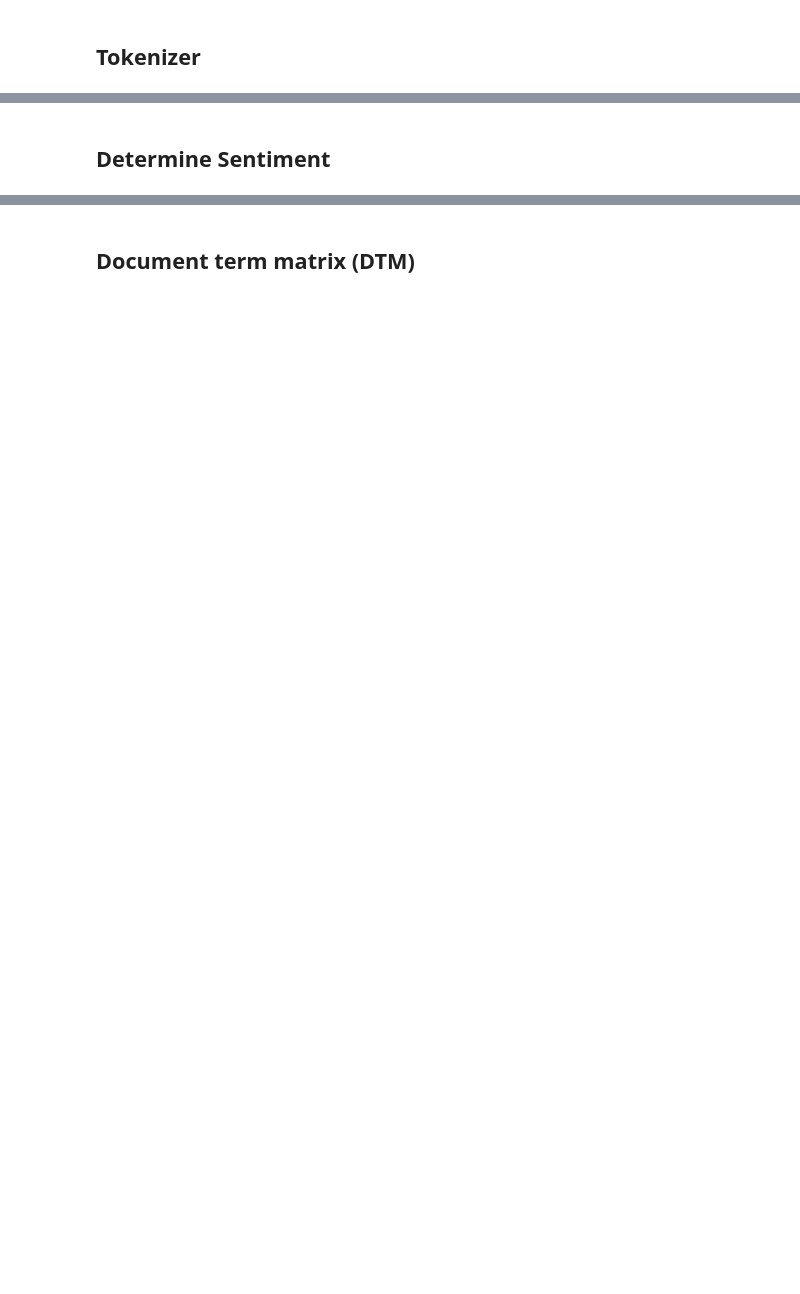
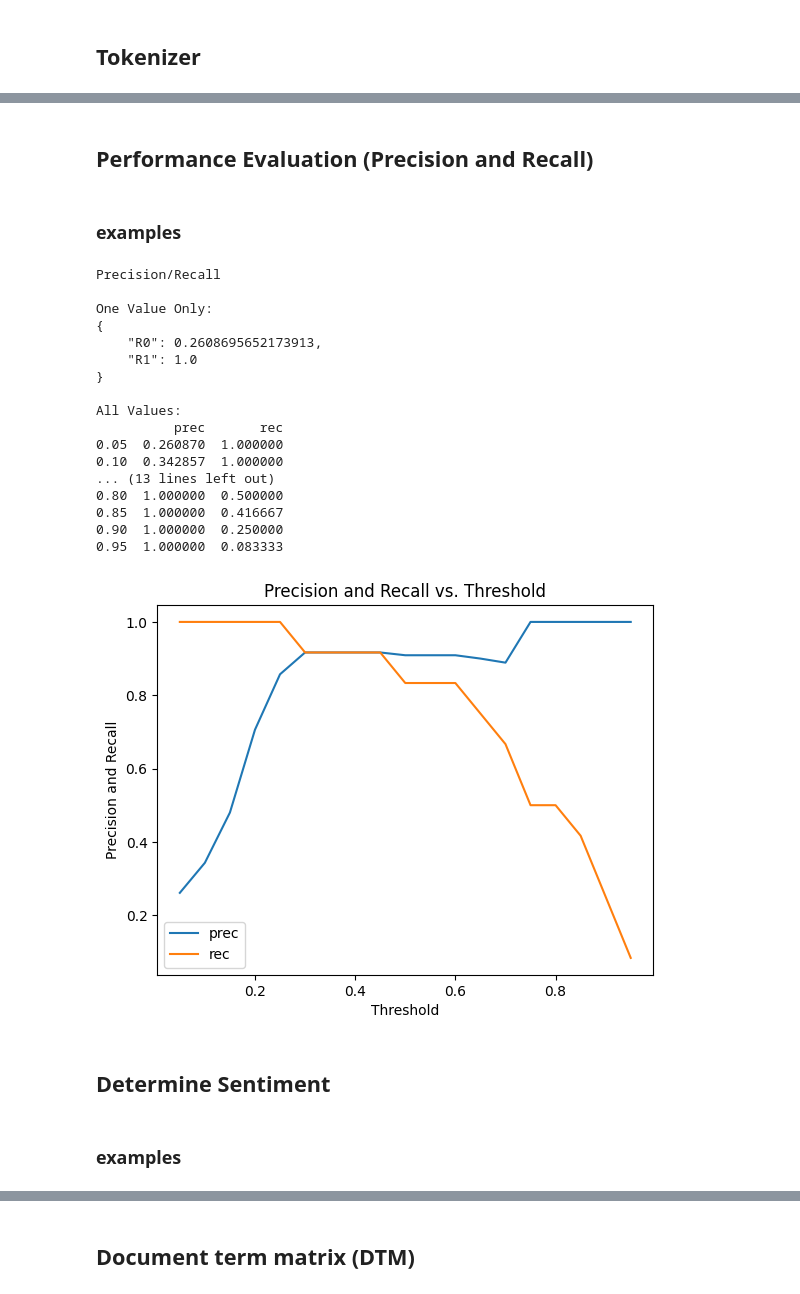
Before and after one commit to cmcalder55/pre-processing, a Jupyter notebook: text-processing/text_processing.ipynb, the cells around one changed output, grey strips where cells are left out. Cells and saved outputs as stored; diff of their text form; code cells hidden in the pictures; blank space fills up the shorter version.

```diff
--- a/text-processing/text_processing.ipynb
+++ b/text-processing/text_processing.ipynb
@@ -281,0 +230,2 @@ What happens if a parking ticket is lost / destroyed before the owner is aware o
+# %% [markdown]
+## Performance Evaluation (Precision and Recall)
@@ -282,3 +304,60 @@ What happens if a parking ticket is lost / destroyed before the owner is aware o
+# %% [markdown]
+### examples
+# %%
+
+prob =np.array([0.28997326, 0.10166073, 0.10759583, 0.0694934 , 0.6767239 ,
+       0.01446897, 0.15268748, 0.15570522, 0.12159665, 0.22593857,
+       0.98162019, 0.47418329, 0.09376987, 0.80440782, 0.88361167,
+       0.21579844, 0.72343069, 0.06605903, 0.15447797, 0.10967575,
+       0.93020135, 0.06570391, 0.05283854, 0.09668829, 0.05974545,
+       0.04874688, 0.07562255, 0.11103822, 0.71674525, 0.08507381,
+       0.630128  , 0.16447478, 0.16914903, 0.1715767 , 0.08040751,
+       0.7001173 , 0.04428363, 0.19469664, 0.12247959, 0.14000294,
+       0.02411263, 0.26276603, 0.11377073, 0.07055441, 0.2021157 ,
+       0.11636899, 0.90348488, 0.10191679, 0.88744523, 0.18938904])
+
+truth = np.array([1, 0, 0, 0, 1, 0, 0, 0, 0, 0, 1,
+                1, 0, 1, 1, 0, 1, 0, 0, 0, 1, 0,
+                0, 0, 0, 0, 0, 0, 1, 0, 1, 0, 0,
+                0, 0, 0, 0, 0, 0, 0, 0, 0, 0, 0,
+                0, 0, 1, 0, 1, 0])
+
+# Test with threhold grid varying from 0.05 to 0.95 with an increase of 0.05
+th_list = np.arange(0.05, 1.00, 0.05)
+
+vals = [tuple(evaluate_performance(prob, truth, th).values()) for th in th_list]
+prec, rec = zip(*vals)
+vals_df = pd.DataFrame(vals, columns = ['prec', 'rec'], index = th_list)
+result = evaluate_performance(prob, truth, 0.05)
+
+print(f"Precision/Recall\n\nOne Value Only:\n{json.dumps(result, indent=4)}\n")
+print(f"All Values:\n{vals_df}\n")
+
+plt.plot(th_list, vals_df, label = ['prec','rec'])
+plt.title('Precision and Recall vs. Threshold')
+plt.xlabel('Threshold')
+plt.ylabel('Precision and Recall')
+plt.legend()
+plt.show()
+# %% [output]
+Precision/Recall
+
+One Value Only:
+{
+    "R0": 0.2608695652173913,
+    "R1": 1.0
+}
+
+All Values:
+          prec       rec
+0.05  0.260870  1.000000
+0.10  0.342857  1.000000
+... (13 lines left out)
+0.80  1.000000  0.500000
+0.85  1.000000  0.416667
+0.90  1.000000  0.250000
+0.95  1.000000  0.083333
+[figure, added]
 # %% [markdown]
 ## Determine Sentiment
 # %%
@@ -307,3 +384,5 @@ def compute_sentiment(gen_tokens, ref_tokens, pos, neg):
     return result
+# %% [markdown]
+### examples
 # %%
 
```
Also changed, not shown: parts of 35 cells of this notebook, 4 other files.
